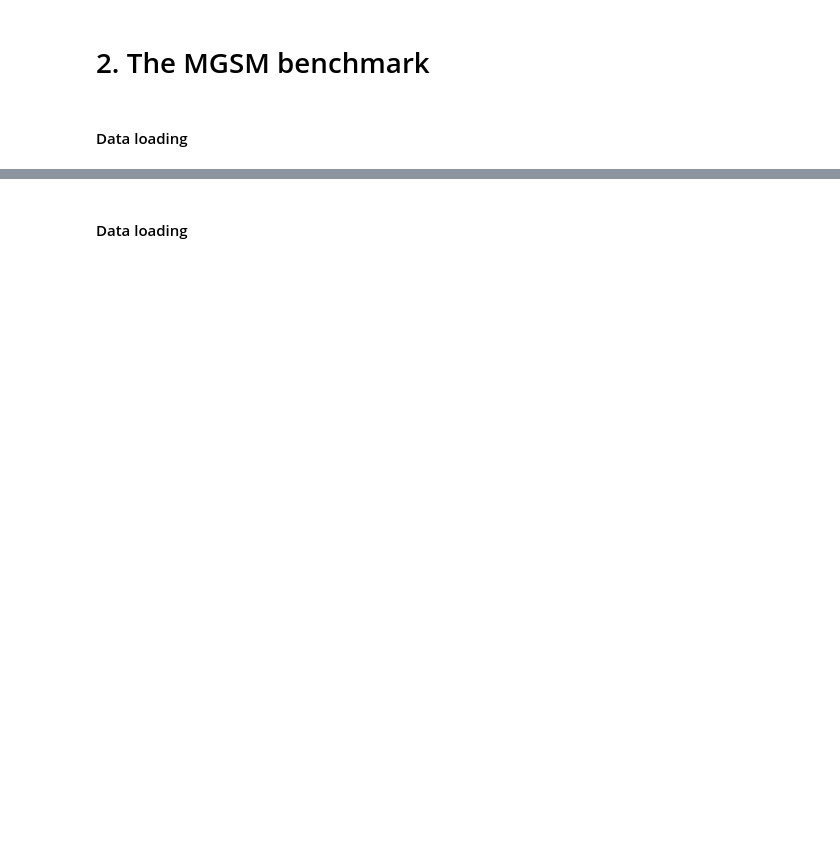
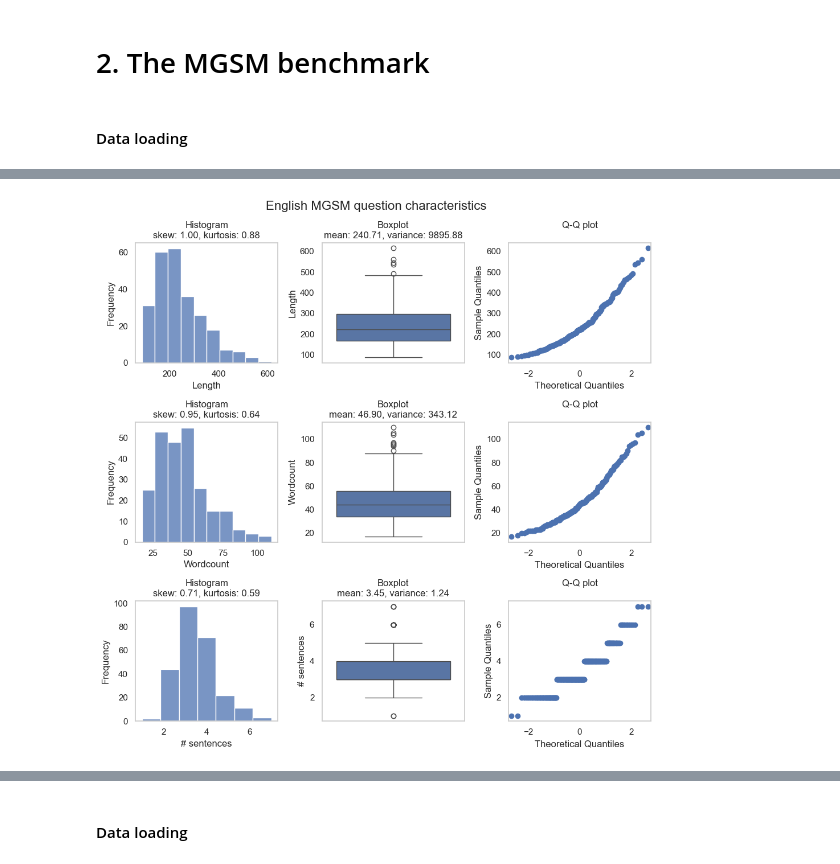
Before and after one commit to Mara4444/MSc-thesis-2024, a Jupyter notebook: EDA/EDA_Mara.ipynb, the cells around one changed output, grey strips where cells are left out. Drawn from its saved outputs; the diff is of its cells as text; code cells hidden in the pictures; blank space fills up the shorter version.

```diff
--- a/EDA/EDA_Mara.ipynb
+++ b/EDA/EDA_Mara.ipynb
@@ -508,0 +82,89 @@ The WALS dataset is used as data source to quantify language similarity (Dryer e
+# %%
+################## Data manipulation #####################
+df = pd.DataFrame()
+
+### Questions
+length = []
+wordcount = []
+sentencecount = []
+
+for question in mgsm_en['test']["question"]:
+    length.append(len(question))
+    wordcount.append(len(question.strip().split(" ")))
+    sentences = sent_tokenize(question)
+    sentencecount.append(len(sentences))
+
+df['Length'] = length
+df['Wordcount'] = wordcount
+df['Nr_sentences'] = sentencecount
+
+################### Plotting #####################
+
+sns.set_theme(style="whitegrid")
+fig, axes = plt.subplots(3, 3, figsize=(10, 10))
+
+### Question length
+
+    # Histogram
+sns.histplot(df['Length'], kde=False, bins=10, ax=axes[0,0])
+axes[0,0].set_title(f'Histogram\nskew: {df['Length'].skew():.2f}, kurtosis: {df['Length'].kurtosis():.2f}')
+axes[0,0].set_xlabel('Length')
+axes[0,0].set_ylabel('Frequency')
+axes[0,0].grid(False)
+
+    # Boxplot
+sns.boxplot(df['Length'], ax=axes[0,1])
+axes[0,1].set_title(f'Boxplot\nmean: {df['Length'].mean():.2f}, variance: {df['Length'].var():.2f}')
+axes[0,1].set_ylabel('Length')
+axes[0,1].grid(False)
+
+    # QQ plot
+sm.qqplot(df['Length'],ax=axes[0,2])
+axes[0,2].set_title('Q-Q plot\n')
+axes[0,2].grid(False)
+
+### Question wordcount
+
+    # Histogram
+sns.histplot(df['Wordcount'], kde=False, bins=10, ax=axes[1,0])
+axes[1,0].set_title(f'Histogram\nskew: {df['Wordcount'].skew():.2f}, kurtosis: {df['Wordcount'].kurtosis():.2f}')
+axes[1,0].set_xlabel('Wordcount')
+axes[1,0].set_ylabel('Frequency')
+axes[1,0].grid(False)
+
+    # Boxplot
+sns.boxplot(df['Wordcount'], ax=axes[1,1])
+axes[1,1].set_title(f'Boxplot\nmean: {df['Wordcount'].mean():.2f}, variance: {df['Wordcount'].var():.2f}')
+axes[1,1].set_ylabel('Wordcount')
+axes[1,1].grid(False)
+
+    # QQ plot
+sm.qqplot(df['Wordcount'],ax=axes[1,2])
+axes[1,2].set_title('Q-Q plot\n')
+axes[1,2].grid(False)
+
+### Question nr sentences
+
+    # Histogram
+sns.histplot(df['Nr_sentences'], kde=False, bins=7, ax=axes[2,0])
+axes[2,0].set_title(f'Histogram\nskew: {df['Nr_sentences'].skew():.2f}, kurtosis: {df['Nr_sentences'].kurtosis():.2f}')
+axes[2,0].set_xlabel('# sentences')
+axes[2,0].set_ylabel('Frequency')
+axes[2,0].grid(False)
+
+    # Boxplot
+sns.boxplot(df['Nr_sentences'], ax=axes[2,1])
+axes[2,1].set_title(f'Boxplot\nmean: {df['Nr_sentences'].mean():.2f}, variance: {df['Nr_sentences'].var():.2f}')
+axes[2,1].set_ylabel('# sentences')
+axes[2,1].grid(False)
+
+    # QQ plot
+sm.qqplot(df['Nr_sentences'],ax=axes[2,2])
+axes[2,2].set_title('Q-Q plot\n')
+axes[2,2].grid(False)
+
+fig.suptitle('English MGSM question characteristics', fontsize=16)
+plt.tight_layout()
+plt.show()
+# %% [output]
+[figure, added]
```
Also changed, not shown: parts of 81 cells of this notebook, 48 other files.
